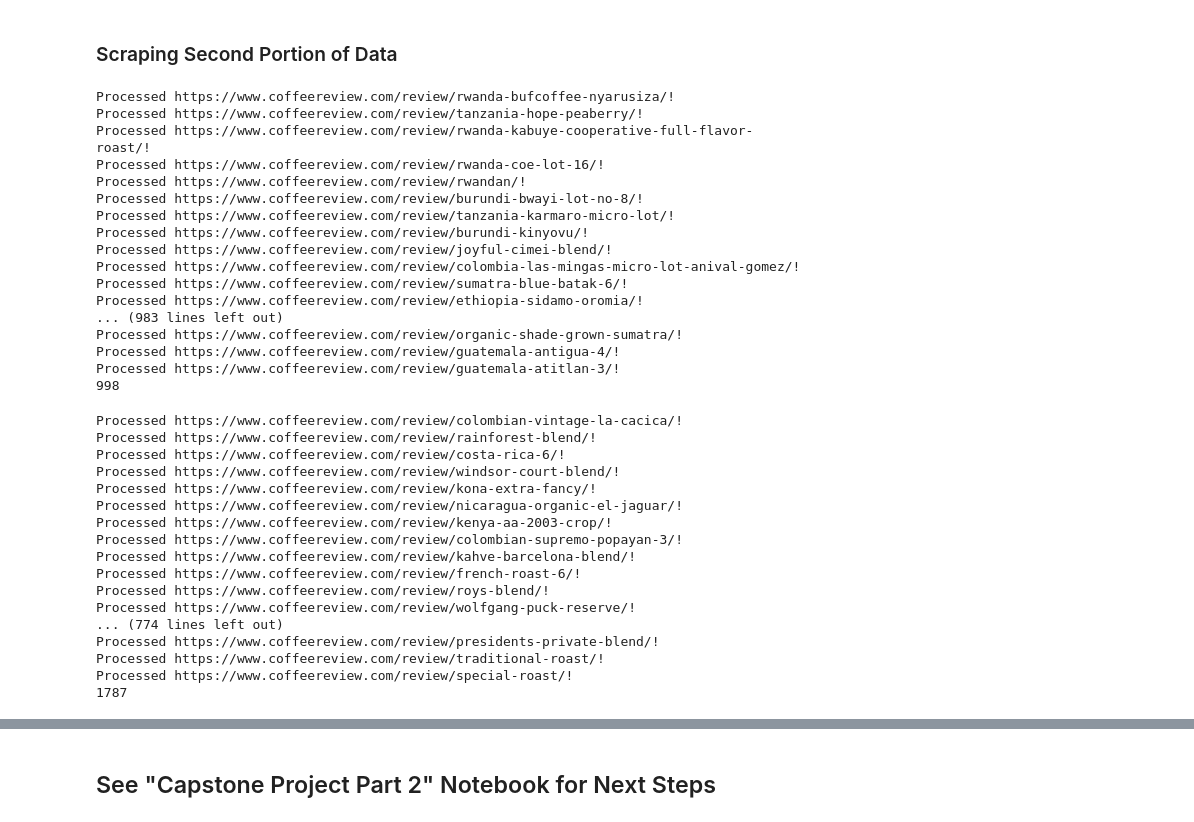
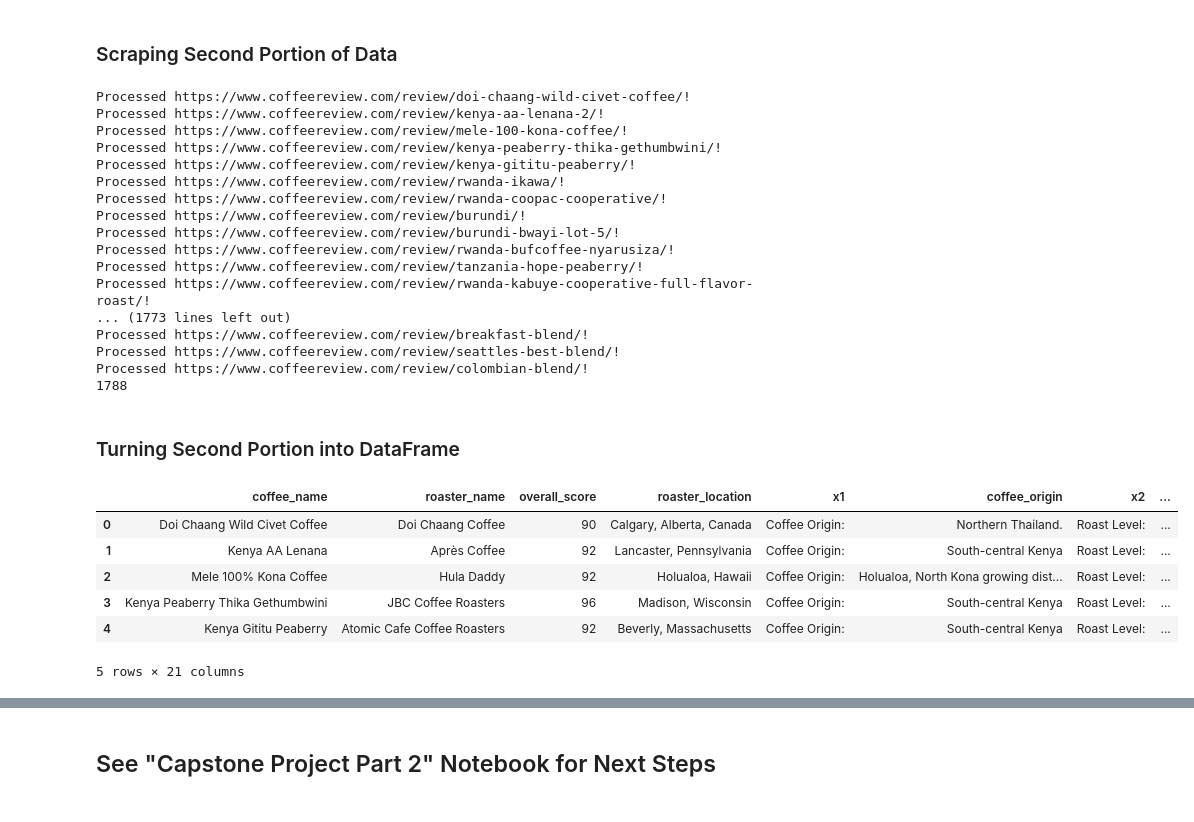
Before and after one commit to KMere21/capstone, a Jupyter notebook: Capstone_Part_1-Collecting_Data-Kate_Meredith.ipynb, the cells around one changed output, grey strips where cells are left out. Cells and saved outputs as stored; diff of their text form; code cells hidden in the pictures.

Commit message:
cleaning older df up to agtron column sorting

```diff
--- a/Capstone_Part_1-Collecting_Data-Kate_Meredith.ipynb
+++ b/Capstone_Part_1-Collecting_Data-Kate_Meredith.ipynb
@@ -278,6 +283,9 @@ len(data_df)
 data_df.to_csv('data_df.csv', index=False)
 # %% [markdown]
 ### Scraping Second Portion of Data
+# %%
+#creates column headers to use when generating pandas dataframes
+older_cols = ['coffee_name', 'roaster_name', 'overall_score', 'roaster_location', 'x1', 'coffee_origin', 'x2', 'roast_level', 'x3', 'agtron', 'x4', 'est_price', 'h1', 's1', 'h2', 's2', 'h3', 's3', 'p1', 'p2', 'p3']
 # %%
 older_data = []
 # %%
@@ -323,42 +334,24 @@ def short_scraper(a,b):
 
     print(len(older_data))
 # %%
-short_scraper(5000,6000)
+short_scraper(5000,6816)
 # %% [output]
+Processed https://www.coffeereview.com/review/doi-chaang-wild-civet-coffee/!
+Processed https://www.coffeereview.com/review/kenya-aa-lenana-2/!
+Processed https://www.coffeereview.com/review/mele-100-kona-coffee/!
+Processed https://www.coffeereview.com/review/kenya-peaberry-thika-gethumbwini/!
+Processed https://www.coffeereview.com/review/kenya-gititu-peaberry/!
+Processed https://www.coffeereview.com/review/rwanda-ikawa/!
+Processed https://www.coffeereview.com/review/rwanda-coopac-cooperative/!
+Processed https://www.coffeereview.com/review/burundi/!
+Processed https://www.coffeereview.com/review/burundi-bwayi-lot-5/!
 Processed https://www.coffeereview.com/review/rwanda-bufcoffee-nyarusiza/!
 Processed https://www.coffeereview.com/review/tanzania-hope-peaberry/!
 Processed https://www.coffeereview.com/review/rwanda-kabuye-cooperative-full-flavor-roast/!
-Processed https://www.coffeereview.com/review/rwanda-coe-lot-16/!
-Processed https://www.coffeereview.com/review/rwandan/!
-Processed https://www.coffeereview.com/review/burundi-bwayi-lot-no-8/!
-Processed https://www.coffeereview.com/review/tanzania-karmaro-micro-lot/!
-Processed https://www.coffeereview.com/review/burundi-kinyovu/!
-Processed https://www.coffeereview.com/review/joyful-cimei-blend/!
-Processed https://www.coffeereview.com/review/colombia-las-mingas-micro-lot-anival-gomez/!
-Processed https://www.coffeereview.com/review/sumatra-blue-batak-6/!
-Processed https://www.coffeereview.com/review/ethiopia-sidamo-oromia/!
-... (983 lines left out)
-Processed https://www.coffeereview.com/review/organic-shade-grown-sumatra/!
-Processed https://www.coffeereview.com/review/guatemala-antigua-4/!
-Processed https://www.coffeereview.com/review/guatemala-atitlan-3/!
-998
+... (1773 lines left out)
+Processed https://www.coffeereview.com/review/breakfast-blend/!
+Processed https://www.coffeereview.com/review/seattles-best-blend/!
+Processed https://www.coffeereview.com/review/colombian-blend/!
+1788
-# %%
-short_scraper(6000,6816)
-# %% [output]
-Processed https://www.coffeereview.com/review/colombian-vintage-la-cacica/!
-Processed https://www.coffeereview.com/review/rainforest-blend/!
-Processed https://www.coffeereview.com/review/costa-rica-6/!
-Processed https://www.coffeereview.com/review/windsor-court-blend/!
-Processed https://www.coffeereview.com/review/kona-extra-fancy/!
-Processed https://www.coffeereview.com/review/nicaragua-organic-el-jaguar/!
-Processed https://www.coffeereview.com/review/kenya-aa-2003-crop/!
-Processed https://www.coffeereview.com/review/colombian-supremo-popayan-3/!
-Processed https://www.coffeereview.com/review/kahve-barcelona-blend/!
-Processed https://www.coffeereview.com/review/french-roast-6/!
-Processed https://www.coffeereview.com/review/roys-blend/!
-Processed https://www.coffeereview.com/review/wolfgang-puck-reserve/!
-... (774 lines left out)
-Processed https://www.coffeereview.com/review/presidents-private-blend/!
-Processed https://www.coffeereview.com/review/traditional-roast/!
-Processed https://www.coffeereview.com/review/special-roast/!
-1787
+# %% [markdown]
+### Turning Second Portion into DataFrame
@@ -365,3 +360,13 @@ Processed https://www.coffeereview.com/review/special-roast/!
+# %%
+older_data_df.head()
+# %% [output]
+|  | coffee_name | roaster_name | overall_score | roaster_location | x1 | coffee_origin | x2 | ... |
+| 0 | Doi Chaang Wild Civet Coffee | Doi Chaang Coffee | 90 | Calgary, Alberta, Canada | Coffee Origin: | Northern Thailand. | Roast Level: | ... |
+| 1 | Kenya AA Lenana | Après Coffee | 92 | Lancaster, Pennsylvania | Coffee Origin: | South-central Kenya | Roast Level: | ... |
+| 2 | Mele 100% Kona Coffee | Hula Daddy | 92 | Holualoa, Hawaii | Coffee Origin: | Holualoa, North Kona growing dist... | Roast Level: | ... |
+| 3 | Kenya Peaberry Thika Gethumbwini | JBC Coffee Roasters | 96 | Madison, Wisconsin | Coffee Origin: | South-central Kenya | Roast Level: | ... |
+| 4 | Kenya Gititu Peaberry | Atomic Cafe Coffee Roasters | 92 | Beverly, Massachusetts | Coffee Origin: | South-central Kenya | Roast Level: | ... |
+5 rows × 21 columns
 # %%
 len(older_data)
 # %% [output]
```
Also changed, not shown: parts of 10 cells of this notebook, 1 other file.
